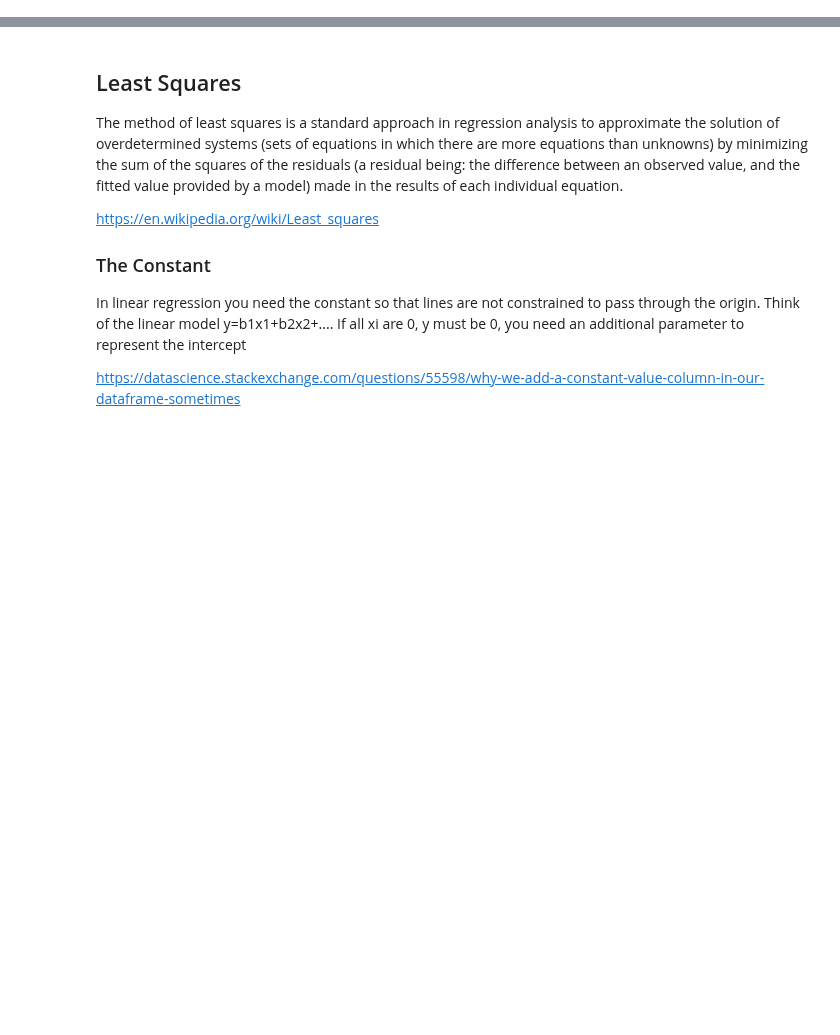
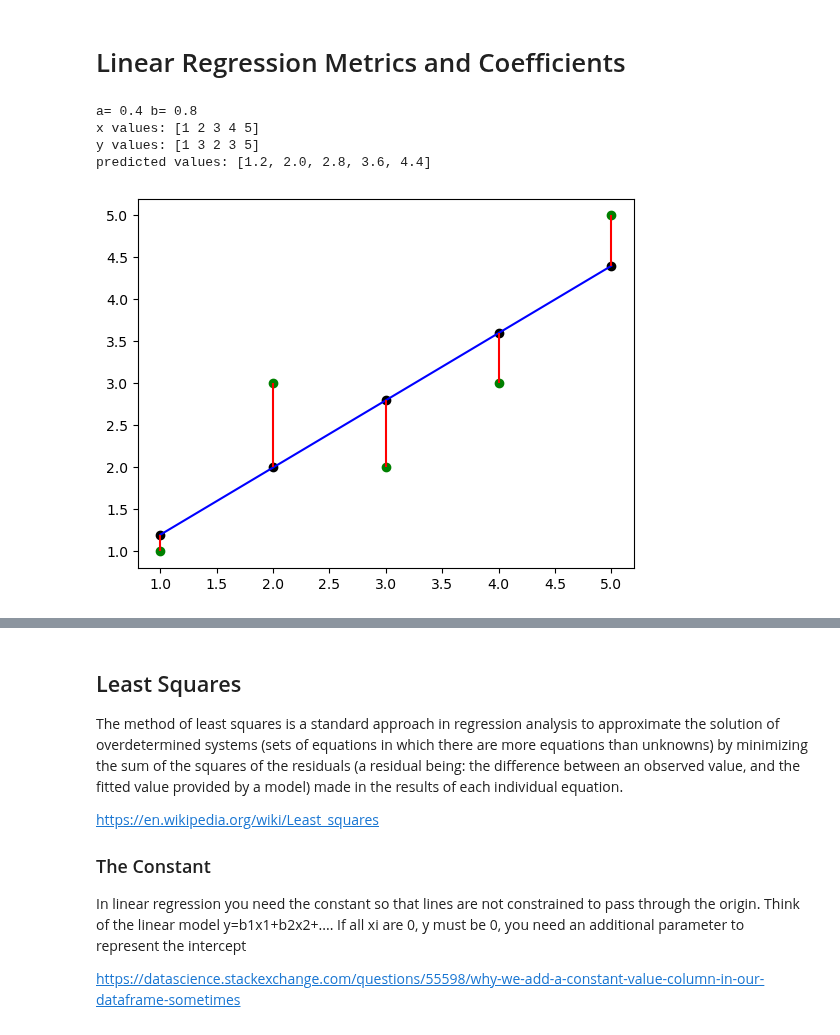
Before and after one commit to gitmystuff/DSChunks, a Jupyter notebook: Linear Regression Metrics and Coefficients.ipynb, the cells around one changed output, grey strips where cells are left out. Cells and saved outputs as stored; diff of their text form; code cells hidden in the pictures; blank space fills up the shorter version.

```diff
--- a/Linear Regression Metrics and Coefficients.ipynb
+++ b/Linear Regression Metrics and Coefficients.ipynb
@@ -1 +1,38 @@
+# %% [markdown]
+# Linear Regression Metrics and Coefficients
+# %%
+# plot x, y coordinates
+import matplotlib.pyplot as plt
+import numpy as np
+
+x = np.array([1, 2, 3, 4, 5])
+y = np.array([1, 3, 2, 3, 5])
+
+# create basic scatterplot
+plt.plot(x, y, 'go',)
+
+# obtain a and b of linear regression line
+b, a = np.polyfit(x, y, 1)
+print('a=', a.round(1), 'b=', b.round(1))
+
+# predicted values
+y_hat = [round(a + (b*x), 2) for x in x]
+print(f'x values: {x}')
+print(f'y values: {y}')
+print(f'predicted values: {y_hat}')
+plt.plot(x, y_hat, 'ko')
+
+# add linear regression line to scatterplot
+plt.plot(x, a+b*x, 'b')
+
+# ax.vlines(x,y,y)
+plt.vlines(x, y, a+b*x, 'r')
+
+plt.show()
+# %% [output]
+a= 0.4 b= 0.8
+x values: [1 2 3 4 5]
+y values: [1 3 2 3 5]
+predicted values: [1.2, 2.0, 2.8, 3.6, 4.4]
+[figure, added]
 # %% [markdown]
```
Also changed, not shown: parts of 6 cells of this notebook.
